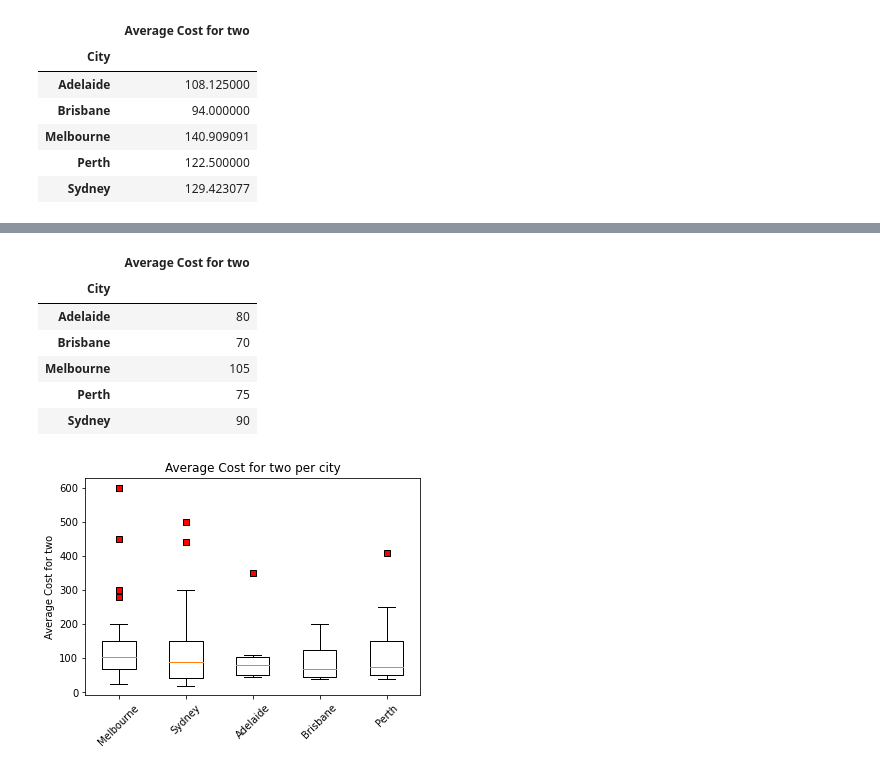
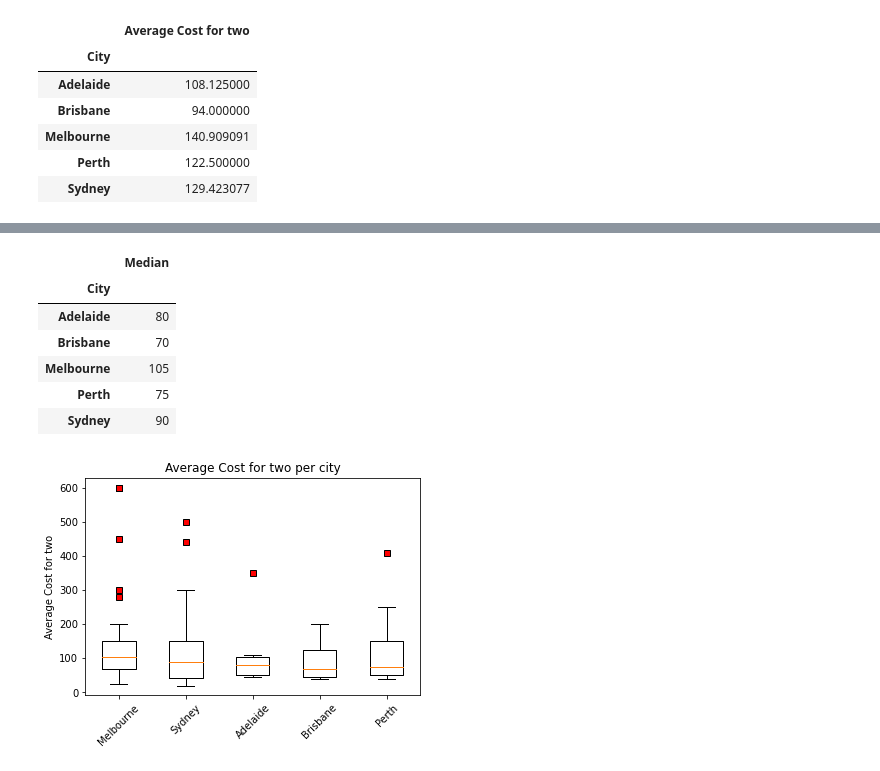
Before and after one commit to ashdrayton/Zomato-Restaurants-Reviews, a Jupyter notebook: Babette/Analysis_Babette_Top_100_Restaurants.ipynb, the cells around one changed output, grey strips where cells are left out. Cells and saved outputs as stored; diff of their text form; code cells hidden in the pictures.

```diff
--- a/Babette/Analysis_Babette.ipynb
+++ b/Babette/Analysis_Babette_Top_100_Restaurants.ipynb
@@ -85,9 +94,10 @@ plt.tight_layout()
 # %%
 #Calculate the median of the average cost for two per city
 median_city = pd.DataFrame(group_city["Average Cost for two"].median())
+median_city.columns=["Median"]
 median_city
 # %% [output]
-|  | Average Cost for two |
+|  | Median |
 | City |  |
 | Adelaide | 80 |
 | Brisbane | 70 |
```
Also changed, not shown: parts of 3 cells of this notebook, 14 other files.
